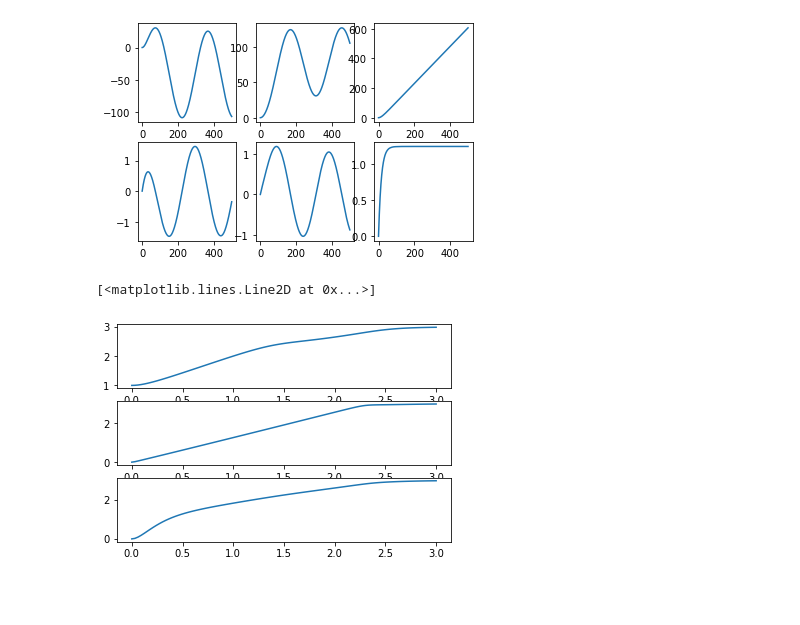
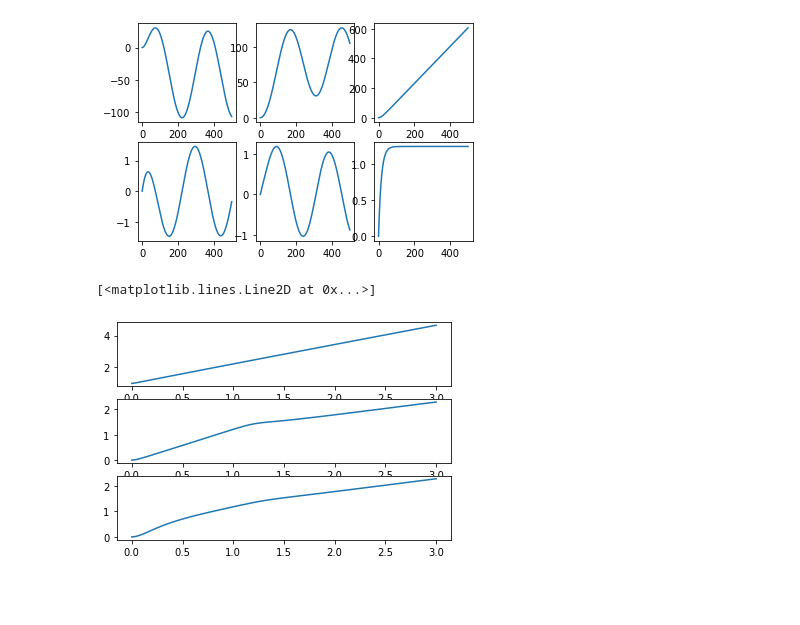
Before and after one commit to dialectic/Navigation_LearnEngine, a Jupyter notebook: VehicleSimulation.ipynb, the cells around one changed output. Cells and saved outputs as stored; diff of their text form; code cells hidden in the pictures.

```diff
--- a/VehicleSimulation.ipynb
+++ b/VehicleSimulation.ipynb
@@ -39,26 +38,26 @@ plt.show()
 # %%
 # Simulation parameter
 syspos = v1.PosControlSystem()
 nT = 100;
 T = np.linspace(0,3,nT)
 x0 = np.array([1,0,0,0,0,0])  # initial condition
 inp = np.ones(T.shape)*3
-U = [inp,inp,inp]
+U = [inp*2,inp,inp]
 # input response without controller
 t, y = ct.input_output_response(syspos, T,U,x0,solve_ivp_method='Radau')
 
 # Plot
 plt.figure(2)
 plt.figure(2,figsize=[12.8,9.6])
 plt.subplot(311)
 plt.plot(t,y[0])
 plt.subplot(312)
 plt.plot(t,y[1])
 plt.subplot(313)
 plt.plot(t,y[2])
 # %% [output]
 [<matplotlib.lines.Line2D at 0x...>]
-[figure, old version]
+[figure, new version]
 # %% [markdown]
 #####
 # %%
```
Also changed, not shown: parts of 13 cells of this notebook, 34 other files.
